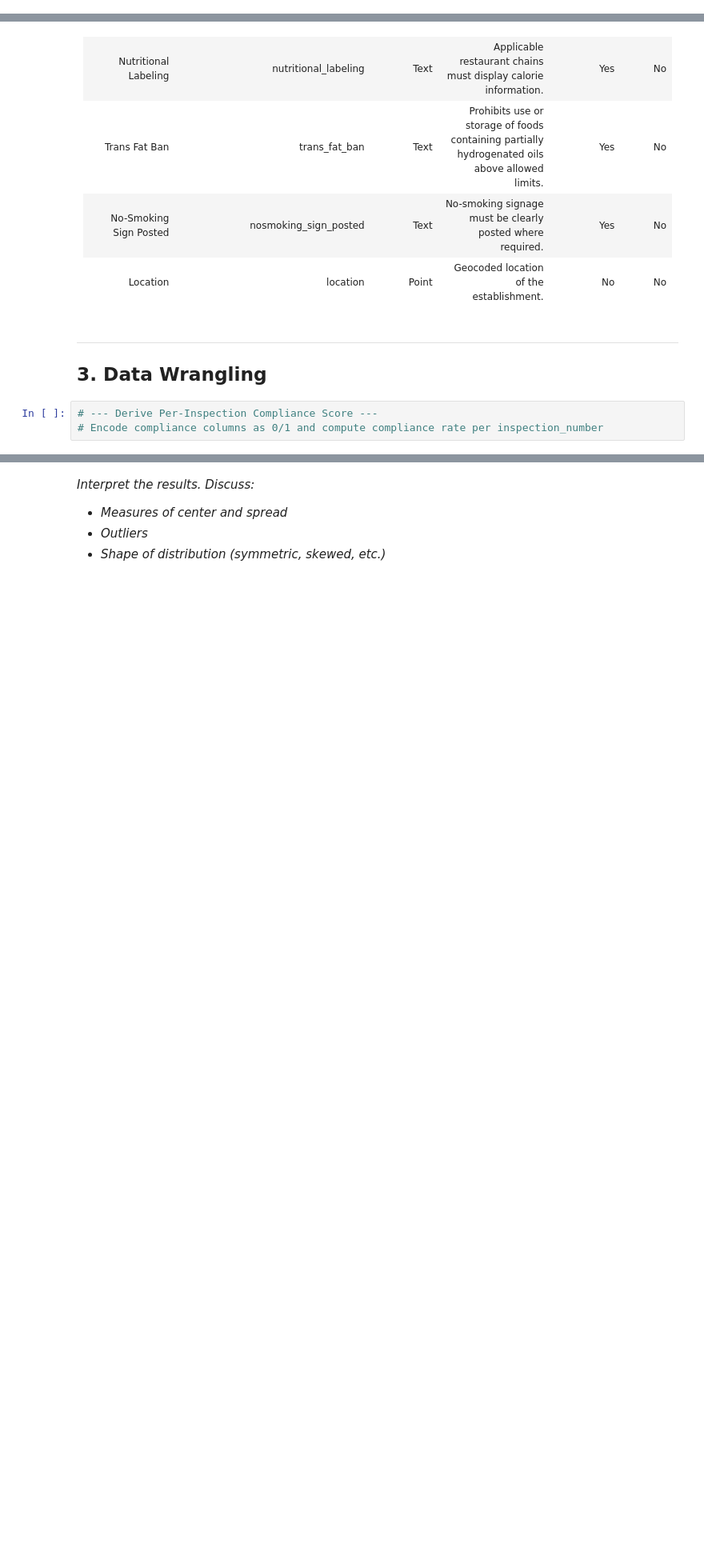
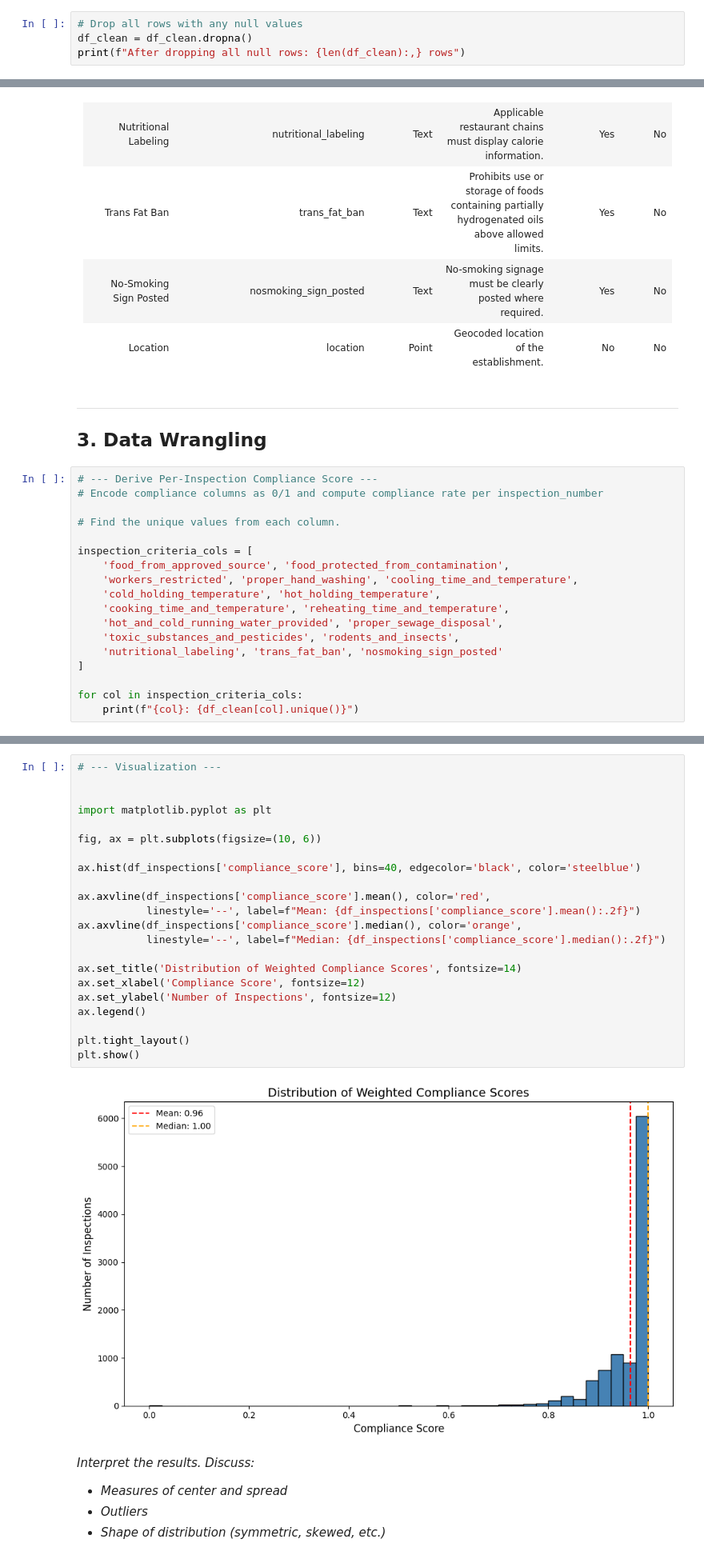
Before and after one commit to HunterTzou/DATA_201_SPRING_2026, a Jupyter notebook: Project 1/ Tzou_Hunter_DATA201_Project1_Week8.ipynb, the cells around one changed output, grey strips where cells are left out. Shown at 80% size. Saved outputs shown, nothing was run; the diff lists cells and outputs as text; blank space fills up the shorter version.

```diff
--- a/Project 1/ Tzou_Hunter_DATA201_Project1_Week8.ipynb
+++ b/Project 1/ Tzou_Hunter_DATA201_Project1_Week8.ipynb
@@ -227,0 +226,4 @@ Unique rows by geo: 4,709
+# %%
+# Drop all rows with any null values
+df_clean = df_clean.dropna()
+print(f"After dropping all null rows: {len(df_clean):,} rows")
@@ -354,3 +358,18 @@ Each row represents one inspection event at one retaurant given a specific day.
 # %%
 # --- Derive Per-Inspection Compliance Score ---
 # Encode compliance columns as 0/1 and compute compliance rate per inspection_number
+
+# Find the unique values from each column.
+
+inspection_criteria_cols = [
+    'food_from_approved_source', 'food_protected_from_contamination',
+    'workers_restricted', 'proper_hand_washing', 'cooling_time_and_temperature',
+    'cold_holding_temperature', 'hot_holding_temperature',
+    'cooking_time_and_temperature', 'reheating_time_and_temperature',
+    'hot_and_cold_running_water_provided', 'proper_sewage_disposal',
+    'toxic_substances_and_pesticides', 'rodents_and_insects',
+    'nutritional_labeling', 'trans_fat_ban', 'nosmoking_sign_posted'
+]
+
+for col in inspection_criteria_cols:
+    print(f"{col}: {df_clean[col].unique()}")
@@ -380,3 +528,27 @@ Each row represents one inspection event at one retaurant given a specific day.
+# %%
+# --- Visualization ---
+
+
+import matplotlib.pyplot as plt
+
+fig, ax = plt.subplots(figsize=(10, 6))
+
+ax.hist(df_inspections['compliance_score'], bins=40, edgecolor='black', color='steelblue')
+
+ax.axvline(df_inspections['compliance_score'].mean(), color='red',
+           linestyle='--', label=f"Mean: {df_inspections['compliance_score'].mean():.2f}")
+ax.axvline(df_inspections['compliance_score'].median(), color='orange',
+           linestyle='--', label=f"Median: {df_inspections['compliance_score'].median():.2f}")
+
+ax.set_title('Distribution of Weighted Compliance Scores', fontsize=14)
+ax.set_xlabel('Compliance Score', fontsize=12)
+ax.set_ylabel('Number of Inspections', fontsize=12)
+ax.legend()
+
+plt.tight_layout()
+plt.show()
+# %% [output]
+[figure, added]
 # %% [markdown]
 *Interpret the results. Discuss:*
 - *Measures of center and spread*
```
Also changed, not shown: parts of 23 cells of this notebook.
